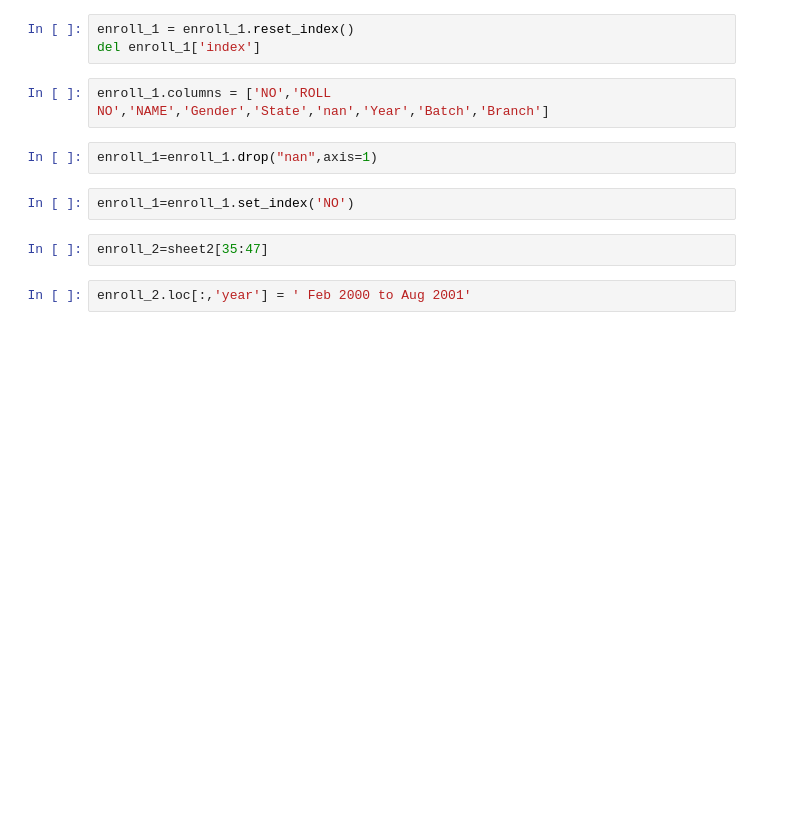
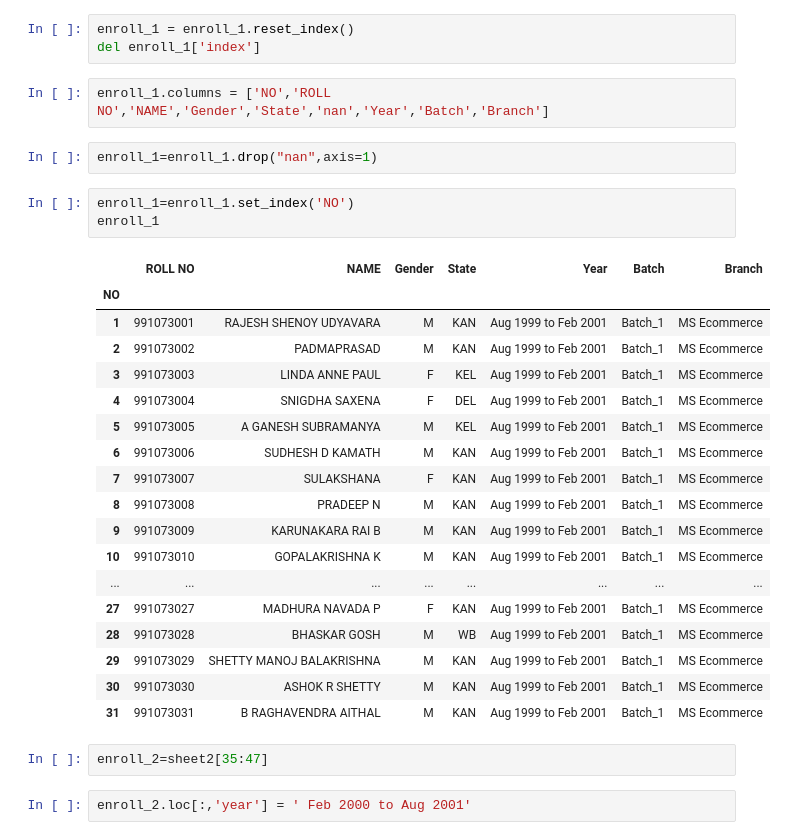
Before and after one commit to ravali1101/project, a Jupyter notebook: Placement details of SOIS.ipynb, the cells around one changed output. Drawn from its saved outputs; the diff is of its cells as text; blank space fills up the shorter version.

```diff
--- a/Placement details of SOIS.ipynb
+++ b/Placement details of SOIS.ipynb
@@ -314,6 +366,26 @@ enroll_1.columns = ['NO','ROLL NO','NAME','Gender','State','nan','Year','Batch',
 enroll_1=enroll_1.drop("nan",axis=1)
 # %%
 enroll_1=enroll_1.set_index('NO')
+enroll_1
+# %% [output]
+|  | ROLL NO | NAME | Gender | State | Year | Batch | Branch |
+| NO |  |  |  |  |  |  |  |
+| 1 | 991073001 | RAJESH SHENOY UDYAVARA | M | KAN | Aug 1999 to Feb 2001 | Batch_1 | MS Ecommerce |
+| 2 | 991073002 | PADMAPRASAD | M | KAN | Aug 1999 to Feb 2001 | Batch_1 | MS Ecommerce |
+| 3 | 991073003 | LINDA ANNE PAUL | F | KEL | Aug 1999 to Feb 2001 | Batch_1 | MS Ecommerce |
+| 4 | 991073004 | SNIGDHA SAXENA | F | DEL | Aug 1999 to Feb 2001 | Batch_1 | MS Ecommerce |
+| 5 | 991073005 | A GANESH SUBRAMANYA | M | KEL | Aug 1999 to Feb 2001 | Batch_1 | MS Ecommerce |
+| 6 | 991073006 | SUDHESH D KAMATH | M | KAN | Aug 1999 to Feb 2001 | Batch_1 | MS Ecommerce |
+| 7 | 991073007 | SULAKSHANA | F | KAN | Aug 1999 to Feb 2001 | Batch_1 | MS Ecommerce |
+| 8 | 991073008 | PRADEEP N | M | KAN | Aug 1999 to Feb 2001 | Batch_1 | MS Ecommerce |
+| 9 | 991073009 | KARUNAKARA RAI B | M | KAN | Aug 1999 to Feb 2001 | Batch_1 | MS Ecommerce |
+| 10 | 991073010 | GOPALAKRISHNA K | M | KAN | Aug 1999 to Feb 2001 | Batch_1 | MS Ecommerce |
+| ... | ... | ... | ... | ... | ... | ... | ... |
+| 27 | 991073027 | MADHURA NAVADA P | F | KAN | Aug 1999 to Feb 2001 | Batch_1 | MS Ecommerce |
+| 28 | 991073028 | BHASKAR GOSH | M | WB | Aug 1999 to Feb 2001 | Batch_1 | MS Ecommerce |
+| 29 | 991073029 | SHETTY MANOJ BALAKRISHNA | M | KAN | Aug 1999 to Feb 2001 | Batch_1 | MS Ecommerce |
+| 30 | 991073030 | ASHOK R SHETTY | M | KAN | Aug 1999 to Feb 2001 | Batch_1 | MS Ecommerce |
+| 31 | 991073031 | B RAGHAVENDRA AITHAL | M | KAN | Aug 1999 to Feb 2001 | Batch_1 | MS Ecommerce |
 # %%
 enroll_2=sheet2[35:47]
 # %%
```
Also changed, not shown: parts of 23 cells of this notebook, 2 other files.
